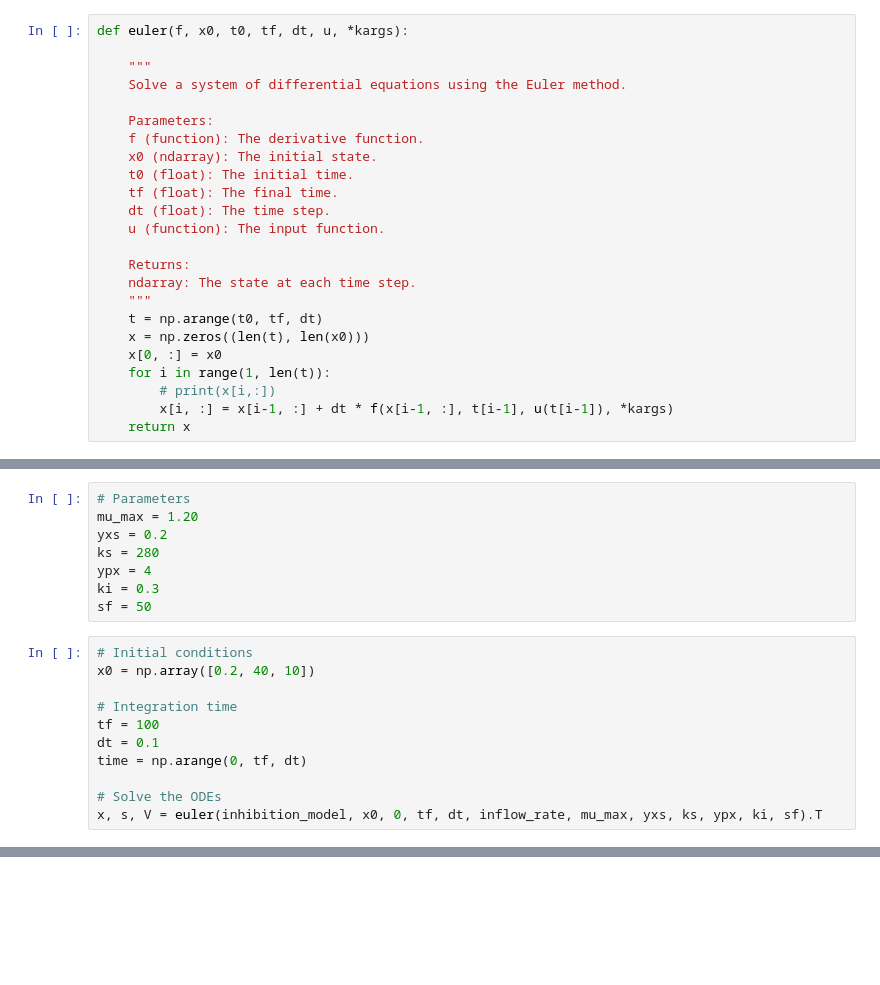
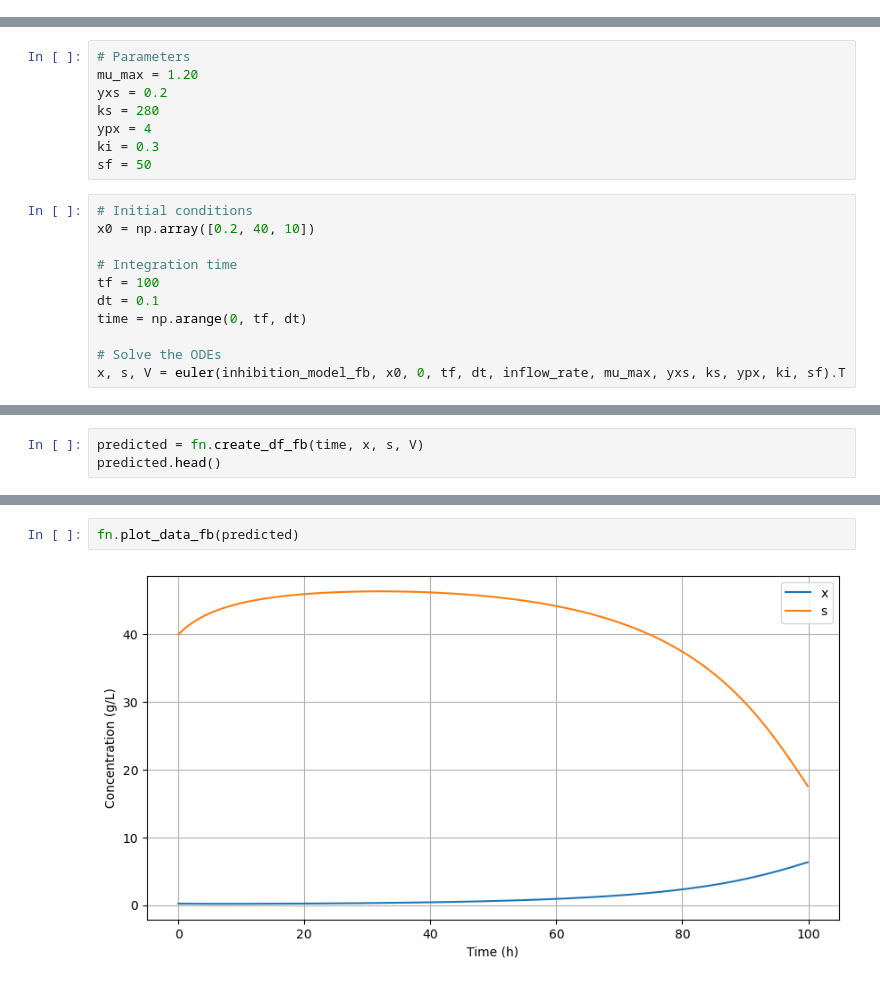
Before and after one commit to juanmggb/maestria, a Jupyter notebook: mc_fb_optimization/mc_fb_optimization.ipynb, the cells around one changed output, grey strips where cells are left out. Drawn from its saved outputs; the diff is of its cells as text; blank space fills up the shorter version.

```diff
--- a/mc_fb_optimization/mc_fb_optimization.ipynb
+++ b/mc_fb_optimization/mc_fb_optimization.ipynb
@@ -8,24 +8,0 @@ from scipy.integrate import odeint
-# %%
-def euler(f, x0, t0, tf, dt, u, *kargs):
-
-    """
-    Solve a system of differential equations using the Euler method.
-
-    Parameters:
-    f (function): The derivative function.
-    x0 (ndarray): The initial state.
-    t0 (float): The initial time.
-    tf (float): The final time.
-    dt (float): The time step.
-    u (function): The input function.
-
-    Returns:
-    ndarray: The state at each time step.
-    """
-    t = np.arange(t0, tf, dt)
-    x = np.zeros((len(t), len(x0)))
-    x[0, :] = x0
-    for i in range(1, len(t)):
-        # print(x[i,:])
-        x[i, :] = x[i-1, :] + dt * f(x[i-1, :], t[i-1], u(t[i-1]), *kargs)
-    return x
@@ -69,4 +34,4 @@ dt = 0.1
 time = np.arange(0, tf, dt)
 
 # Solve the ODEs
-x, s, V = euler(inhibition_model, x0, 0, tf, dt, inflow_rate, mu_max, yxs, ks, ypx, ki, sf).T
+x, s, V = euler(inhibition_model_fb, x0, 0, tf, dt, inflow_rate, mu_max, yxs, ks, ypx, ki, sf).T
@@ -89,0 +38,3 @@ def fitness_function(u):
+# %%
+predicted = fn.create_df_fb(time, x, s, V)
+predicted.head()
@@ -89,0 +48,4 @@ def fitness_function(u):
+# %%
+fn.plot_data_fb(predicted)
+# %% [output]
+[figure, added]
```
Also changed, not shown: parts of 10 cells of this notebook, 1 other file.
